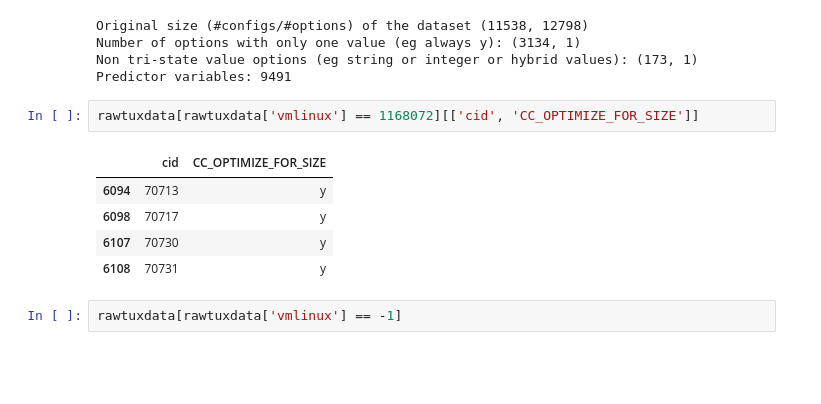
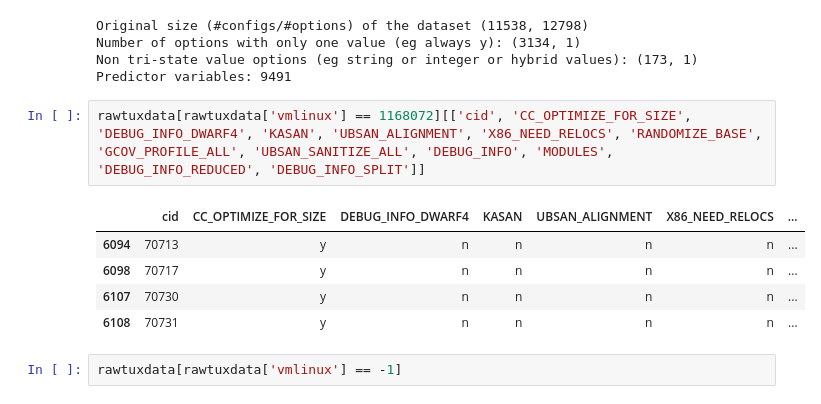
Before and after one commit to garandria/ProjetIrma, a Jupyter notebook: csv_kernels/TUXML-basic.ipynb, the cells around one changed output. Cells and saved outputs as stored; diff of their text form; blank space fills up the shorter version.

```diff
--- a/csv_kernels/TUXML-basic.ipynb
+++ b/csv_kernels/TUXML-basic.ipynb
@@ -90,13 +90,13 @@ Number of options with only one value (eg always y): (3134, 1)
 Non tri-state value options (eg string or integer or hybrid values): (173, 1)
 Predictor variables: 9491
 # %%
-rawtuxdata[rawtuxdata['vmlinux'] == 1168072][['cid', 'CC_OPTIMIZE_FOR_SIZE']]
+rawtuxdata[rawtuxdata['vmlinux'] == 1168072][['cid', 'CC_OPTIMIZE_FOR_SIZE', 'DEBUG_INFO_DWARF4', 'KASAN', 'UBSAN_ALIGNMENT', 'X86_NEED_RELOCS', 'RANDOMIZE_BASE', 'GCOV_PROFILE_ALL', 'UBSAN_SANITIZE_ALL', 'DEBUG_INFO', 'MODULES', 'DEBUG_INFO_REDUCED', 'DEBUG_INFO_SPLIT']]
 # %% [output]
-|  | cid | CC_OPTIMIZE_FOR_SIZE |
-| 6094 | 70713 | y |
-| 6098 | 70717 | y |
-| 6107 | 70730 | y |
-| 6108 | 70731 | y |
+|  | cid | CC_OPTIMIZE_FOR_SIZE | DEBUG_INFO_DWARF4 | KASAN | UBSAN_ALIGNMENT | X86_NEED_RELOCS | ... |
+| 6094 | 70713 | y | n | n | n | n | ... |
+| 6098 | 70717 | y | n | n | n | n | ... |
+| 6107 | 70730 | y | n | n | n | n | ... |
+| 6108 | 70731 | y | n | n | n | n | ... |
 # %%
 rawtuxdata[rawtuxdata['vmlinux'] == -1]
 # %% [output]
```
Also changed, not shown: parts of 20 cells of this notebook.
